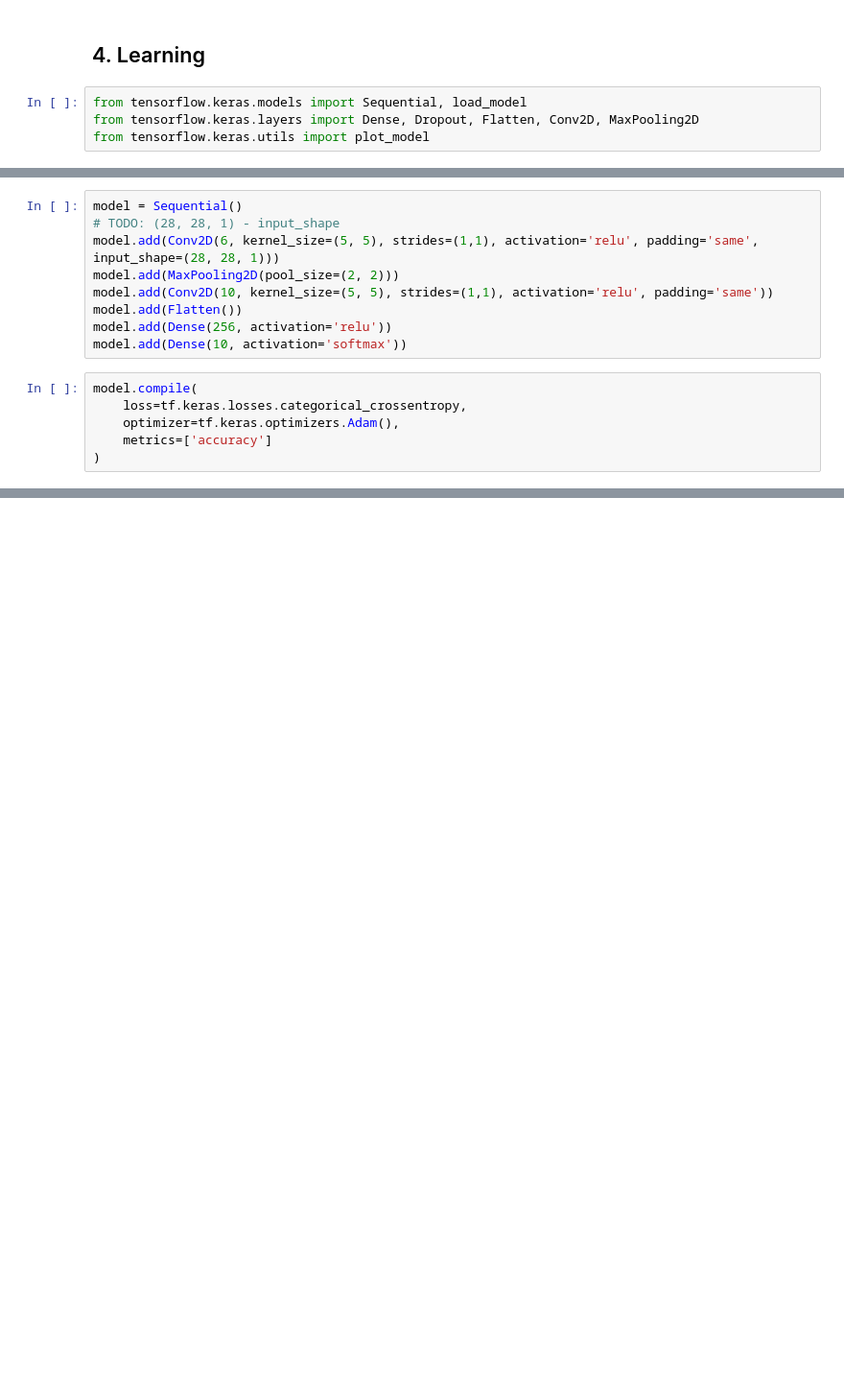
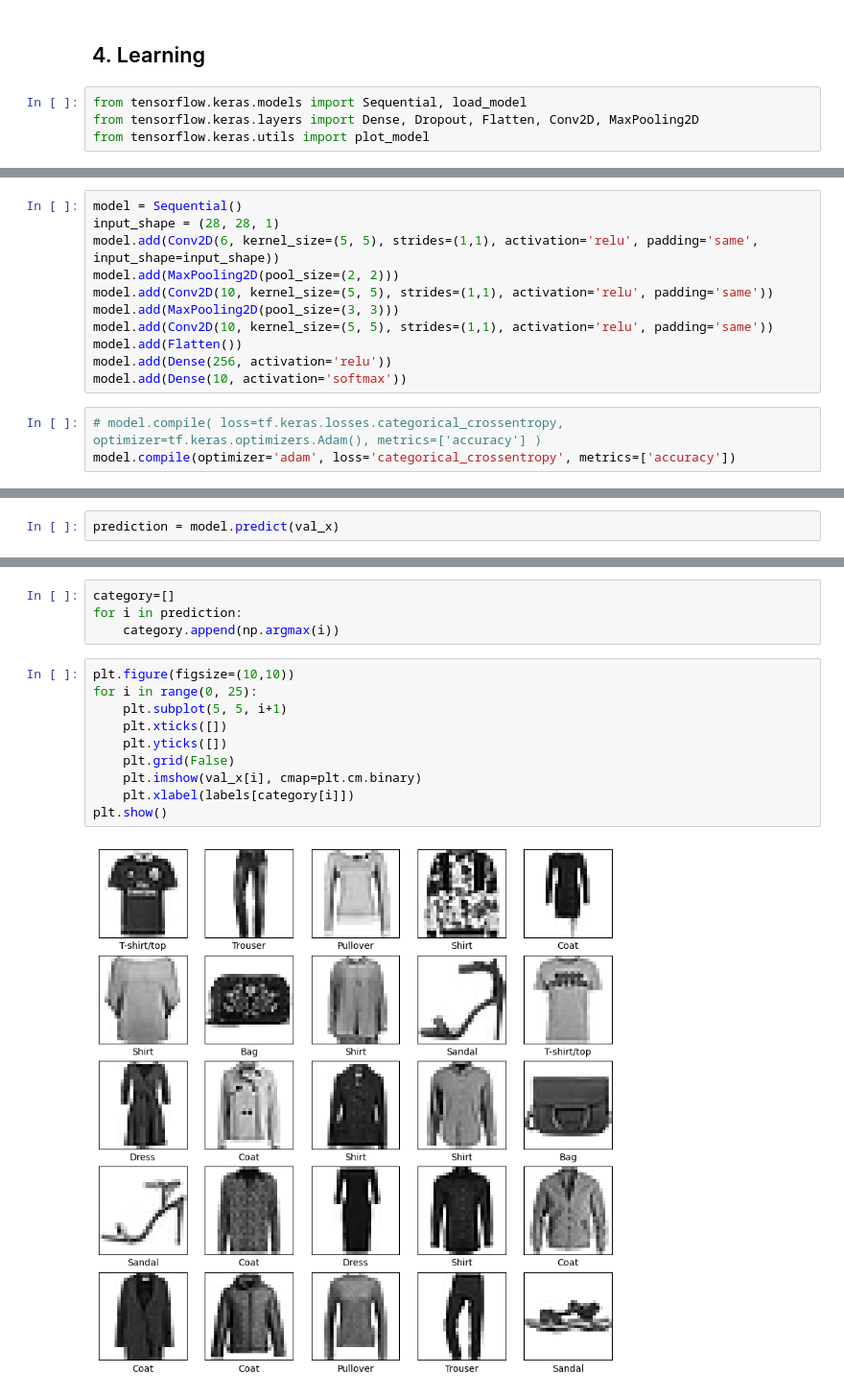
Before and after one commit to modernpacifist/MDS-UFU-DL-TEST-Fashion-MNIST, a Jupyter notebook: MDS_UFU_DL_TEST_Fashion_MNIST.ipynb, the cells around one changed output, grey strips where cells are left out. Shown at 96% size. Drawn from its saved outputs; the diff is of its cells as text; blank space fills up the shorter version.

```diff
--- a/MDS_UFU_DL_TEST_Fashion_MNIST.ipynb
+++ b/MDS_UFU_DL_TEST_Fashion_MNIST.ipynb
@@ -214,15 +214,14 @@ VALIDATION_SPLIT = 0.2
 # %%
 model = Sequential()
-# TODO: (28, 28, 1) - input_shape
-model.add(Conv2D(6, kernel_size=(5, 5), strides=(1,1), activation='relu', padding='same', input_shape=(28, 28, 1)))
+input_shape = (28, 28, 1)
+model.add(Conv2D(6, kernel_size=(5, 5), strides=(1,1), activation='relu', padding='same', input_shape=input_shape))
 model.add(MaxPooling2D(pool_size=(2, 2)))
+model.add(Conv2D(10, kernel_size=(5, 5), strides=(1,1), activation='relu', padding='same'))
+model.add(MaxPooling2D(pool_size=(3, 3)))
 model.add(Conv2D(10, kernel_size=(5, 5), strides=(1,1), activation='relu', padding='same'))
 model.add(Flatten())
 model.add(Dense(256, activation='relu'))
 model.add(Dense(10, activation='softmax'))
 # %%
-model.compile(
-    loss=tf.keras.losses.categorical_crossentropy,
-    optimizer=tf.keras.optimizers.Adam(),
-    metrics=['accuracy']
-)
+# model.compile( loss=tf.keras.losses.categorical_crossentropy, optimizer=tf.keras.optimizers.Adam(), metrics=['accuracy'] )
+model.compile(optimizer='adam', loss='categorical_crossentropy', metrics=['accuracy'])
@@ -259,0 +267,2 @@ plot_model(model, show_shapes=True)
+# %%
+prediction = model.predict(val_x)
@@ -259,0 +271,16 @@ plot_model(model, show_shapes=True)
+# %%
+category=[]
+for i in prediction:
+    category.append(np.argmax(i))
+# %%
+plt.figure(figsize=(10,10))
+for i in range(0, 25):
+    plt.subplot(5, 5, i+1)
+    plt.xticks([])
+    plt.yticks([])
+    plt.grid(False)
+    plt.imshow(val_x[i], cmap=plt.cm.binary)
+    plt.xlabel(labels[category[i]])
+plt.show()
+# %% [output]
+[figure, added]
```
Also changed, not shown: parts of 9 cells of this notebook.
